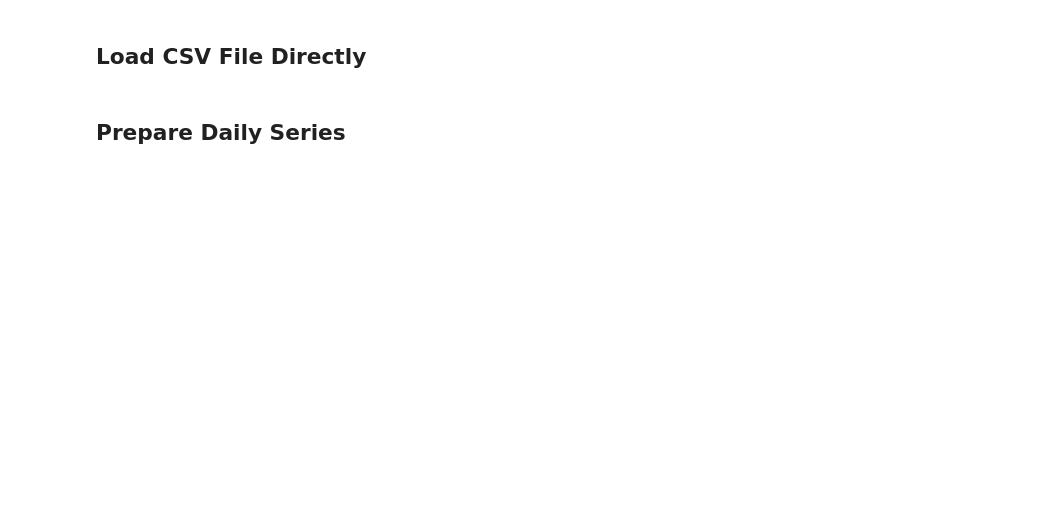
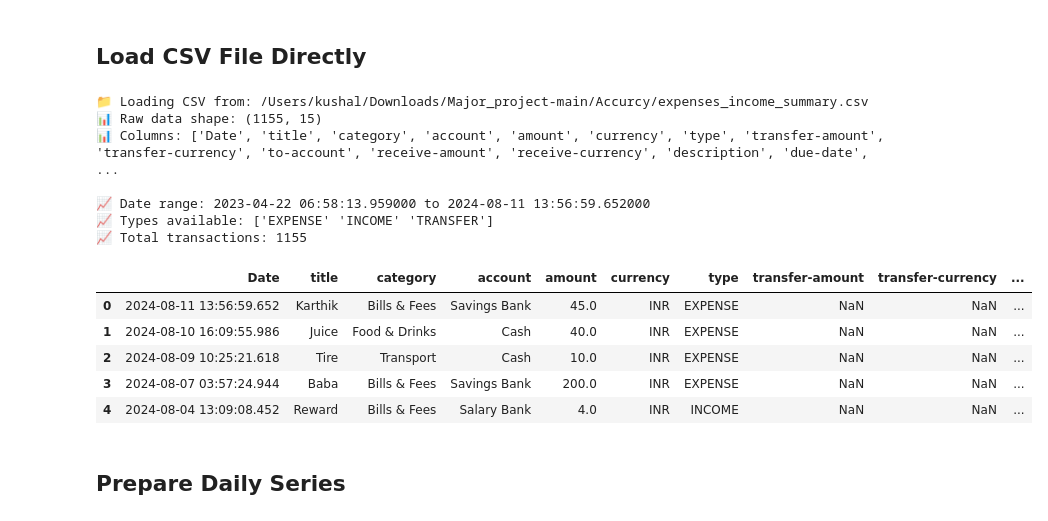
Before and after one commit to KushalPathave02/Major_project_Btech, a Jupyter notebook: Accurcy/fixed_forecast.ipynb, the cells around one changed output. Saved outputs shown, nothing was run; the diff lists cells and outputs as text; code cells hidden in the pictures; blank space fills up the shorter version.

```diff
--- a/Accurcy/fixed_forecast.ipynb
+++ b/Accurcy/fixed_forecast.ipynb
@@ -59,7 +64,7 @@ print(f'✅ TensorFlow available: {TENSORFLOW_AVAILABLE}')
 CSV_PATH = '/Users/kushal/Downloads/Major_project-main/Accurcy/expenses_income_summary.csv'
 TARGET_TYPE = 'EXPENSE'  # Change to 'INCOME' if needed
 TEST_RATIO = 0.2  # 20% for testing
-
+JSON = '/Users/kushal/Downloads/Major_project-main/Accurcy/transactions.json'
 def load_data(csv_path):
     if not os.path.exists(csv_path):
         raise FileNotFoundError(f'❌ CSV file not found: {csv_path}')
@@ -67,34 +72,72 @@ def load_data(csv_path):
     df = pd.read_csv(csv_path)
     print(f'📊 Raw data shape: {df.shape}')
     print(f'📊 Columns: {list(df.columns)}')
 
     # Ensure required columns exist
     required = {'Date','amount','type'}
     missing = required - set(df.columns)
     if missing:
         raise ValueError(f'❌ Missing columns in CSV: {missing}')
 
     # Parse date
     df['Date'] = pd.to_datetime(df['Date'], errors='coerce')
     df = df.dropna(subset=['Date'])
 
     # Clean amounts (remove commas)
     df['amount'] = (df['amount']
         .astype(str)
         .str.replace(',', '', regex=False)
         .astype(float))
 
     return df
+def load_data_JSON(csv_path):
+    if not os.path.exists(csv_path):
+        raise FileNotFoundError(f'❌ CSV file not found: {csv_path}')
 
+    df = pd.read_json(csv_path)
+    print(f'📊 Raw data shape: {df.shape}')
+    print(f'📊 Columns: {list(df.columns)}')
+
+    # Ensure required columns exist
+    required = {'Date','amount','type'}
+    missing = required - set(df.columns)
+    if missing:
+        raise ValueError(f'❌ Missing columns in CSV: {missing}')
+
+    # Parse date
+    df['Date'] = pd.to_datetime(df['Date'], errors='coerce')
+    df = df.dropna(subset=['Date'])
+
+    # Clean amounts (remove commas)
+    df['amount'] = (df['amount']
+        .astype(str)
+        .str.replace(',', '', regex=False)
+        .astype(float))
+
+    return df
 # Load the data
 print(f'📁 Loading CSV from: {CSV_PATH}')
 df_raw = load_data(CSV_PATH)
-
+df_json = load_data_JSON(JSON)
 print(f'\n📈 Date range: {df_raw["Date"].min()} to {df_raw["Date"].max()}')
 print(f'📈 Types available: {df_raw["type"].unique()}')
 print(f'📈 Total transactions: {len(df_raw)}')
 
 df_raw.head()
+# %% [output]
+📁 Loading CSV from: /Users/kushal/Downloads/Major_project-main/Accurcy/expenses_income_summary.csv
+📊 Raw data shape: (1155, 15)
+📊 Columns: ['Date', 'title', 'category', 'account', 'amount', 'currency', 'type', 'transfer-amount', 'transfer-currency', 'to-account', 'receive-amount', 'receive-currency', 'description', 'due-date', ...
+
+📈 Date range: 2023-04-22 06:58:13.959000 to 2024-08-11 13:56:59.652000
+📈 Types available: ['EXPENSE' 'INCOME' 'TRANSFER']
+📈 Total transactions: 1155
+|  | Date | title | category | account | amount | currency | type | transfer-amount | transfer-currency | ... |
+| 0 | 2024-08-11 13:56:59.652 | Karthik | Bills & Fees | Savings Bank | 45.0 | INR | EXPENSE | NaN | NaN | ... |
+| 1 | 2024-08-10 16:09:55.986 | Juice | Food & Drinks | Cash | 40.0 | INR | EXPENSE | NaN | NaN | ... |
+| 2 | 2024-08-09 10:25:21.618 | Tire | Transport | Cash | 10.0 | INR | EXPENSE | NaN | NaN | ... |
+| 3 | 2024-08-07 03:57:24.944 | Baba | Bills & Fees | Savings Bank | 200.0 | INR | EXPENSE | NaN | NaN | ... |
+| 4 | 2024-08-04 13:09:08.452 | Reward | Bills & Fees | Salary Bank | 4.0 | INR | INCOME | NaN | NaN | ... |
 # %% [markdown]
 ## Prepare Daily Series
 # %%
```
Also changed, not shown: parts of 13 cells of this notebook, 1 other file.
